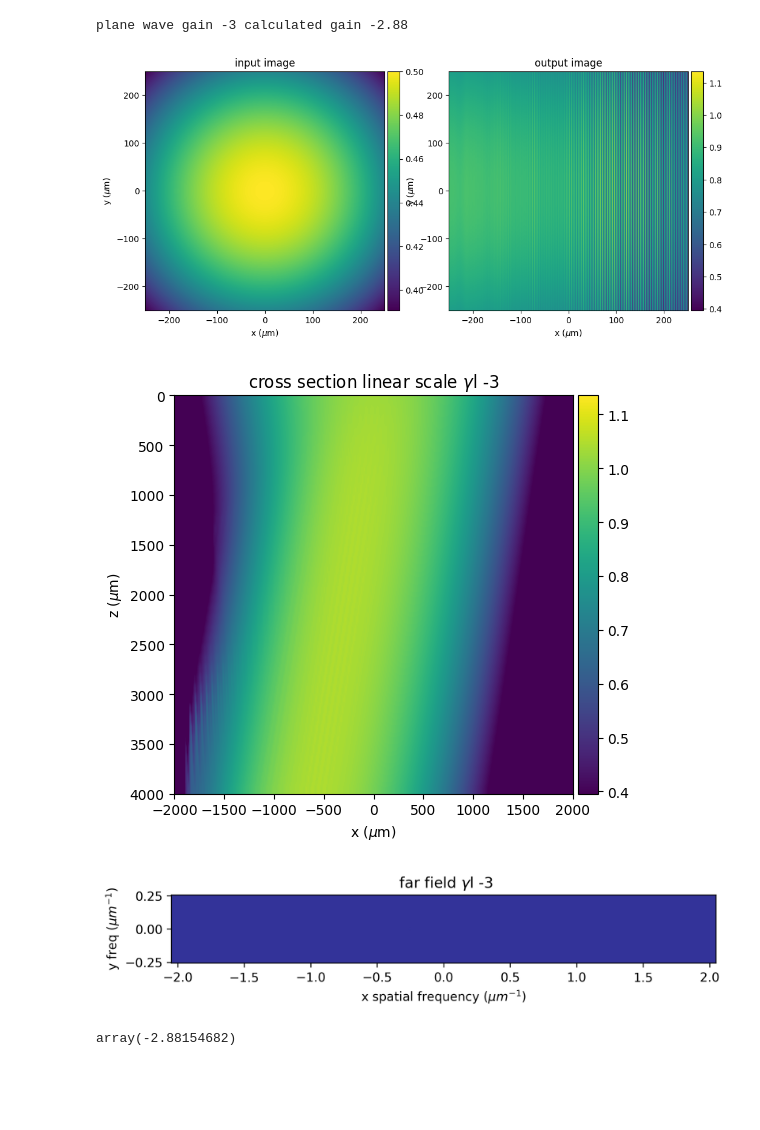
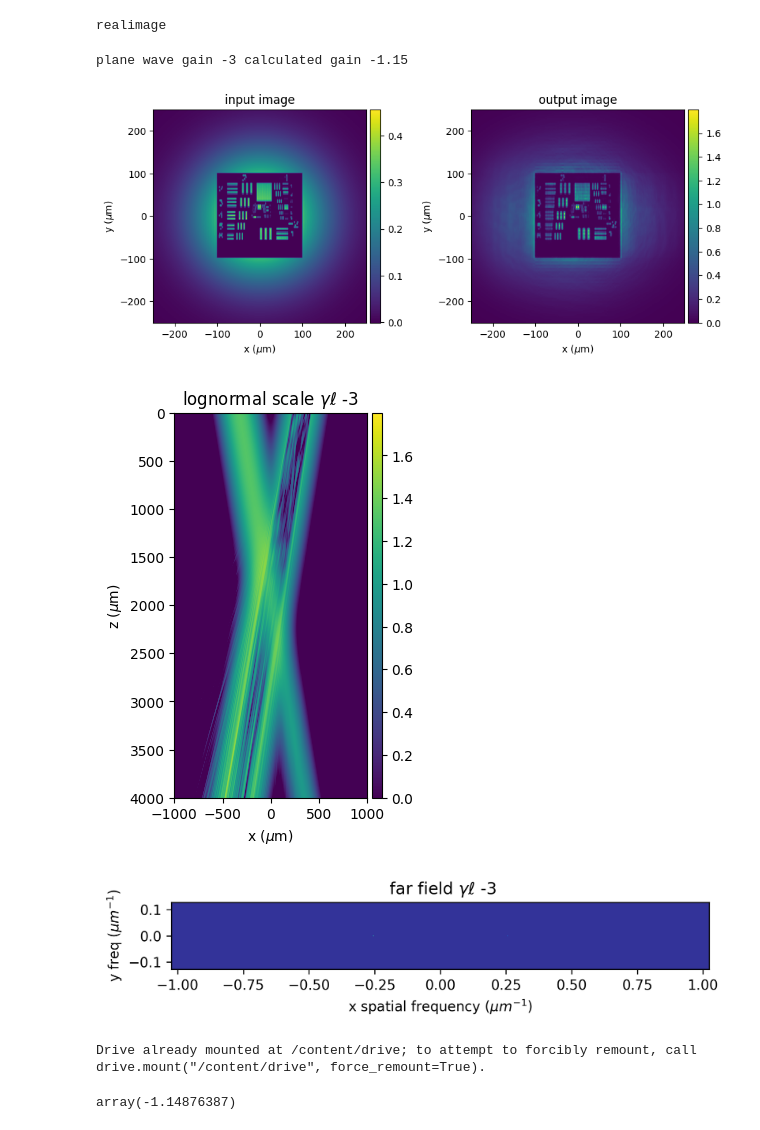
Before and after one commit to mcroning/Nonlinear-Beam-Propagation, a Jupyter notebook: PRcoupler.ipynb, the cells around one changed output. Saved outputs shown, nothing was run; the diff lists cells and outputs as text; code cells hidden in the pictures; blank space fills up the shorter version.

```diff
--- a/PRcoupler.ipynb
+++ b/PRcoupler.ipynb
@@ -40,7 +53,7 @@ if not 'running' in locals():
 # @title Set Parameters { run: "auto" }
 gain_length_product = -3 # @param {type:"number"}
 intensity_beam_ratio_2_to_1 = 1 # @param {type:"number"}
-image_on_beam = "No Image" # @param ["No Image", "Image on beam 1"]
+image_on_beam = "Image on beam 1" # @param ["No Image", "Image on beam 1"]
 scattering_noise_type = "none" # @param ["none", "surface"]
 dark_intensity = 0.01 # @param {type:"number"}
 relative_dielectric_constant = 2500 # @param {type:"number"}
@@ -50,19 +63,19 @@ refractive_index = 1 # @param {type:"number"}
 scattering_correlation_length_um = 0.6 # @param {type:"number"}
 volume_noise_amplitude = 0.001 # @param {type:"number"}
 surface_noise_amplitude = 0.1 # @param {type:"number"}
-number_of_time_steps = 80 # @param {type:"integer"}
-end_time_t0 = 16 # @param {type:"number"}
-x_aperture_um = 4000 # @param {type:"number"}
+number_of_time_steps = 160 # @param {type:"integer"}
+end_time_t0 = 8 # @param {type:"number"}
+x_aperture_um = 2000 # @param {type:"number"}
 y_aperture_um = 1000 # @param {type:"number"}
-x_samples = "16384" # @param ["1024", "2048", "4096", "8192", "16384"]
-y_samples = "512" # @param ["256", "512", "1024", "2048"]
+x_samples = "4096" # @param ["1024", "2048", "4096", "8192", "16384"]
+y_samples = "256" # @param ["256", "512", "1024", "2048"]
 interaction_length_um = 4000 # @param {type:"number"}
-z_step_um = 100 # @param {type:"number"}
+z_step_um = 12.5 # @param {type:"number"}
 
 image_size_norm_by_waist1 = 1 # @param {type:"number"}
 wavelength_um = 0.625 # @param {type:"number"}
-beam_waist_1 = 1000 # @param {type:"number"}
-beam_waist_2 = 1000 # @param {type:"number"}
+beam_waist_1 = 200 # @param {type:"number"}
+beam_waist_2 = 200 # @param {type:"number"}
 external_angle_beam_1 = 0.16 # @param {type:"number"}
 external_angle_beam_2 = -0.16 # @param {type:"number"}
 azimuth_1 = 0 # @param {type:"number"}
@@ -73,13 +86,13 @@ prop_random_steps = False # @param {type:"boolean"}
 backpropagate_output_image = True # @param {type:"boolean"}
 time_behavior = "Static" # @param ["Static", "Time Dependent"]
 image_file_name = "" # @param {type:"string"}
-std_image = "MNIST 7" # @param ["MNIST 0", "MNIST 1", "MNIST 2", "MNIST 3", "MNIST 4", "MNIST 5", "MNIST 6", "MNIST 7", "MNIST 8", "MNIST 9", "AF Res Chart"]
+std_image = "AF Res Chart" # @param ["MNIST 0", "MNIST 1", "MNIST 2", "MNIST 3", "MNIST 4", "MNIST 5", "MNIST 6", "MNIST 7", "MNIST 8", "MNIST 9", "AF Res Chart"]
 image_invert = True # @param {type:"boolean"}
 fanning_study = False # @param {type:"boolean"}
 save_noise = False # @param {type:"boolean"}
 use_old_noise = False # @param {type:"boolean"}
-Google_drive_save_folder = "" # @param {type:"string"}
-save_output = False # @param {type:"boolean"}
+Google_drive_save_folder = "for_paper/AFstaticT4" # @param {type:"string"}
+save_output = True # @param {type:"boolean"}
 
 folder=Google_drive_save_folder
 savedata=save_output
@@ -157,7 +170,7 @@ if transp1==1 and os.path.exists(image_file_name):
   image_in = np.asarray(image_in)
   figimin = plt.figure(figsize=(5, 5), dpi=100)
   iminax=figimin.add_subplot()
-  iminax.imshow(image_in)
+  #iminax.imshow(image_in)
   iminax.set_title('input image')
 
   if np.ndim(image_in)==3: #color image to greyscale
@@ -173,6 +186,7 @@ if transp1==1 and os.path.exists(image_file_name):
   image_in_sq=np.ones((maxsize,maxsize))  # make square image matrix that will hold input omage
   image_in_sq[:imsizex,:imsizey]=image_in #load potentiallly non square image ont quare image matrix
   image_in=image_in_sq.astype(np.uint16) #No
+  iminax.imshow(image_in.T)
   image_in = cp.asarray(image_in)
 
 fx1=-np.cos(phi1)*np.tan(thout1)/np.sqrt(1+(np.cos(phi1)*np.tan(thout1))**2)/lm
@@ -620,6 +635,8 @@ fxa=cp.tile(fx,(len(fy),1)).T
 fya=cp.tile(fy,(len(fx),1))
 fxy=(fxa**2+fya**2);
 imr_norm=cp.zeros(tsteps)
+# %% [output]
+realimage
 # %%
 # @title Calculation loop
 for jt in tqdm(range(tsteps)):
@@ -765,7 +782,7 @@ resout=res(imout, ampxz, amp, amp0)  #for imout measurement
     #return resout
 print('plane wave gain '+str(gl)+' calculated gain '+'{0:.2f}'.format(gain))
 # %% [output]
-plane wave gain -3 calculated gain -2.88
+plane wave gain -3 calculated gain -1.15
 # %%
 # @title  Display output
 def func(xx, aa, bb): #exponential gain fit
@@ -799,7 +816,7 @@ imin_final=iming
 
 ixzf=ixz[-1] #not [0]
 
-plt.rcParams['figure.constrained_layout.use'] = True
+plt.rcParams['figure.constrained_layout.use'] = False
 plt.rcParams["animation.html"] = "jshtml"
 
 fig = plt.figure(figsize=(10, 10), dpi=100) # input and output images
@@ -820,7 +837,7 @@ ax4.set_ylim(-yaper/4,yaper/4)
 
 fig1 = plt.figure(figsize=(5, 5), dpi=100)  # intensity cross section
 ax2 = fig1.add_subplot()
-ax2.set_title(r'cross section linear scale $\gamma$l '+str(prdata['gl']))
+ax2.set_title(r'lognormal scale $\gamma \ell$ '+str(prdata['gl']))
 ax2.set_xlabel(r'x ($\mu$m)')
 ax2.set_ylabel(r'z ($\mu$m)')
 
@@ -828,7 +845,7 @@ fig2 = plt.figure(figsize=(7, 5), dpi=300) #output far field
 ax5=fig2.add_subplot(111)
 ax5.set_xlabel( r'x spatial frequency ($\mu m^{-1}$)')
 ax5.set_ylabel( r'y freq ($\mu m^{-1}$)')
-ax5.set_title( r' far field $\gamma$l '+str(prdata['gl']))
+ax5.set_title( r' far field $\gamma \ell$ '+str(prdata['gl']))
 
 #animation figures
 
@@ -867,7 +884,7 @@ if prdata['timedep']==True:
         popt, pcov = curve_fit(func, t_seq.get(), gain_seq.get())
         tcstr='{0:.2f}'.format(1/popt[1])
         gstr='{0:.2f}'.format(-popt[0])
-        ax6.set_title( r'input $\gamma$l '+str(gl)+'; fit $\gamma$l ' +gstr+ '; time constant '+tcstr+ ' t0' )
+        ax6.set_title( r'input $\gamma \ell$ '+str(gl)+'; fit $\gamma \ell$ ' +gstr+ '; time constant '+tcstr+ ' t0' )
         print('popt,pcov',popt,pcov)
     except:
       pass
@@ -879,7 +896,7 @@ if prdata['timedep']==True:
     ax10=fig4.add_subplot()
     ax10.set_xlabel('x mm')
     ax10.set_ylabel('y mm')
-    ax10.set_title( r'cross section log scale $\gamma$l '+str(prdata['gl']))
+    ax10.set_title( r'cross section log scale $\gamma \ell$ '+str(prdata['gl']))
     ixz=np.where(ixz<0.0001,0.0001,ixz)
     ixz=ixz/cp.max(ixz)
     for i in range(np.shape(ixz)[0]):
@@ -901,7 +918,7 @@ if prdata['timedep']==True:
     ax11=fig5.add_subplot()
     ax11.set_xlabel('x mm')
     ax11.set_ylabel('y mm')
-    ax11.set_title( r'output image $\gamma$l '+str(prdata['gl']))
+    ax11.set_title( r'output image $\gamma \ell$ '+str(prdata['gl']))
 #    try:
 #      cax11.clear()
 #    except:
@@ -939,7 +956,7 @@ if prdata['timedep']==True:
       ax12=fig6.add_subplot()
       ax12.set_xlabel( r'x spatial frequency ($\mu m^{-1}$)')
       ax12.set_ylabel( r'y freq ($\mu m^{-1}$)')
-      ax12.set_title( r' far field $\gamma$l '+str(prdata['gl']))
+      ax12.set_title( r' far field $\gamma \ell$ '+str(prdata['gl']))
       ims=[]
       #for i in range(tsteps//4):
       for i in range(np.shape(iftg)[0]):
@@ -971,39 +988,39 @@ except:
   pass
 cax4 = divider.append_axes("right", size="5%", pad=0.05)
 plt.colorbar(img,cax=cax4)
-
+fig.subplots_adjust(wspace=0.4)
 ax2.imshow(ixzf,norm=colors.LogNorm(vmin=0.01,vmax=ixzf.max()),extent=[-xaper/2,xaper/2,prdata['rlen'],0],aspect=1)
 divider = make_axes_locatable(ax2)
 try:
   cax2.clear()
 except:
   pass
 cax2 = divider.append_axes("right", size="5%", pad=0.05)
 plt.colorbar(img,cax=cax2)
 
 gainstr='{0:.2f}'.format(gain)
 
 iftf=ift.get()[-1] #output far field
 fymax=ysamp/yaper/2
 fxmax=xsamp/xaper/2
 vscale=xsamp/xaper*yaper/ysamp
 
 fm=np.unravel_index(np.argmax(iftf),np.shape(iftf))
 
 if fanning_study==True:
     faneff=np.sum(mask*iftf)/np.sum(iftf)
     fanstr='{0:.2f}'.format(faneff)
     fanout=mask*iftf
 
     ax5.imshow((mask*iftf).T,extent=[-fxmax,fxmax,-fymax,fymax],cmap='terrain')
 
 else:
 
     ax5.imshow(iftf.T,extent=[-fxmax,fxmax,-fymax,fymax],cmap='terrain')
 # %% [output]
-[figure, old version]
+[figure, new version]
-[figure, old version]
+[figure, new version]
-[figure, old version]
+[figure, new version]
 # %%
 if savedata:
   from google.colab import drive
@@ -1029,7 +1046,9 @@ if savedata:
     ani2.save(filename=pathf+"/imout.mp4")
     if fanning_study == True:
       ani3.save(filename=pathf+"/fanning.mp4")
+# %% [output]
+Drive already mounted at /content/drive; to attempt to forcibly remount, call drive.mount("/content/drive", force_remount=True).
 # %%
 gain
 # %% [output]
-array(-2.88154682)
+array(-1.14876387)
```
Also changed, not shown: parts of 4 cells of this notebook.
